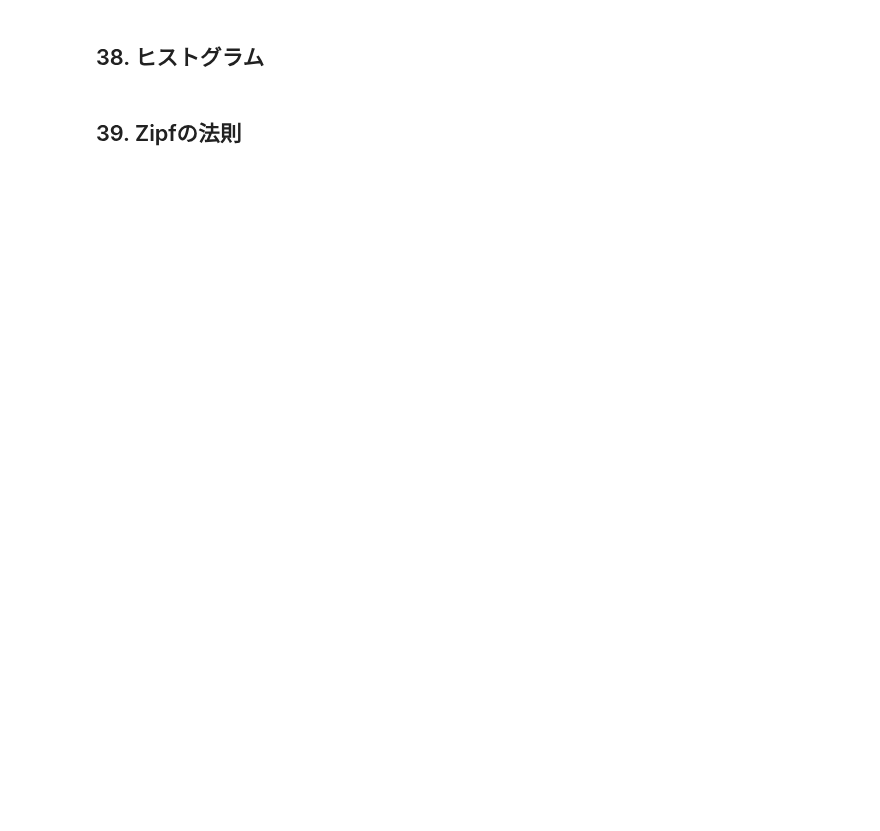
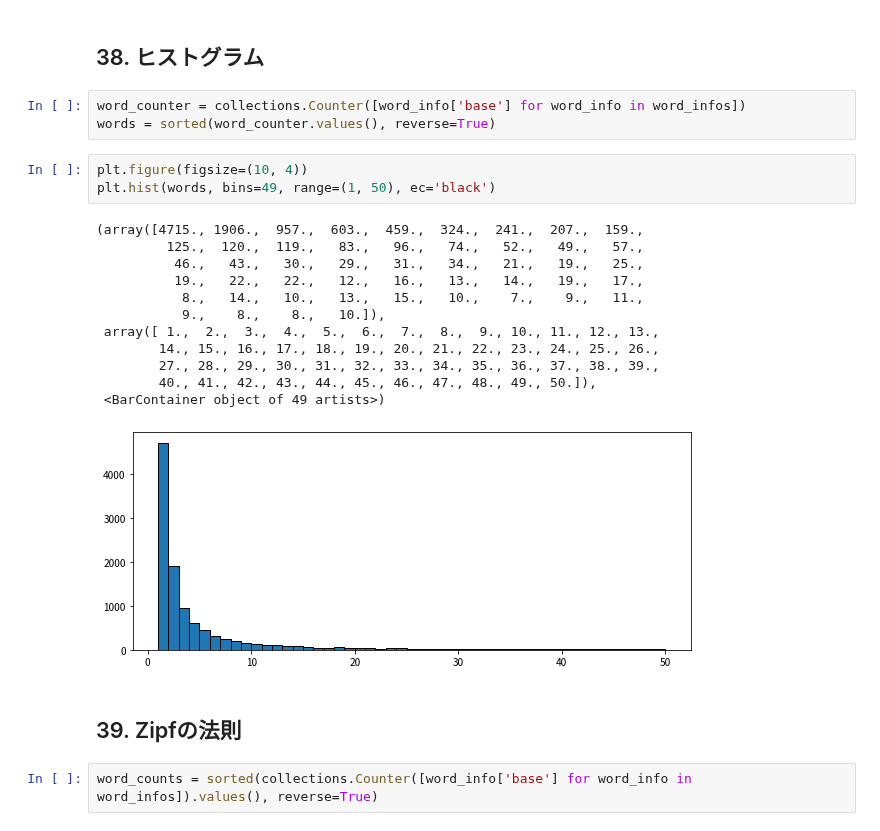
Before and after one commit to Yuki-Wada/exercises, a Jupyter notebook: nlp_100_knock/solutions/Question_30_39.ipynb, the cells around one changed output. Cells and saved outputs as stored; diff of their text form; blank space fills up the shorter version.

```diff
--- a/nlp_100_knock/solutions/Question_30_39.ipynb
+++ b/nlp_100_knock/solutions/Question_30_39.ipynb
@@ -121,4 +259,25 @@ verb_bases
 # %% [markdown]
 ## 38. ヒストグラム
+# %%
+word_counter = collections.Counter([word_info['base'] for word_info in word_infos])
+words = sorted(word_counter.values(), reverse=True)
+# %%
+plt.figure(figsize=(10, 4))
+plt.hist(words, bins=49, range=(1, 50), ec='black')
+# %% [output]
+(array([4715., 1906.,  957.,  603.,  459.,  324.,  241.,  207.,  159.,
+         125.,  120.,  119.,   83.,   96.,   74.,   52.,   49.,   57.,
+          46.,   43.,   30.,   29.,   31.,   34.,   21.,   19.,   25.,
+          19.,   22.,   22.,   12.,   16.,   13.,   14.,   19.,   17.,
+           8.,   14.,   10.,   13.,   15.,   10.,    7.,    9.,   11.,
+           9.,    8.,    8.,   10.]),
+ array([ 1.,  2.,  3.,  4.,  5.,  6.,  7.,  8.,  9., 10., 11., 12., 13.,
+        14., 15., 16., 17., 18., 19., 20., 21., 22., 23., 24., 25., 26.,
+        27., 28., 29., 30., 31., 32., 33., 34., 35., 36., 37., 38., 39.,
+        40., 41., 42., 43., 44., 45., 46., 47., 48., 49., 50.]),
+ <BarContainer object of 49 artists>)
+[figure, added]
 # %% [markdown]
 ## 39. Zipfの法則
+# %%
+word_counts = sorted(collections.Counter([word_info['base'] for word_info in word_infos]).values(), reverse=True)
```
Also changed, not shown: parts of 18 cells of this notebook, 9 other files.
